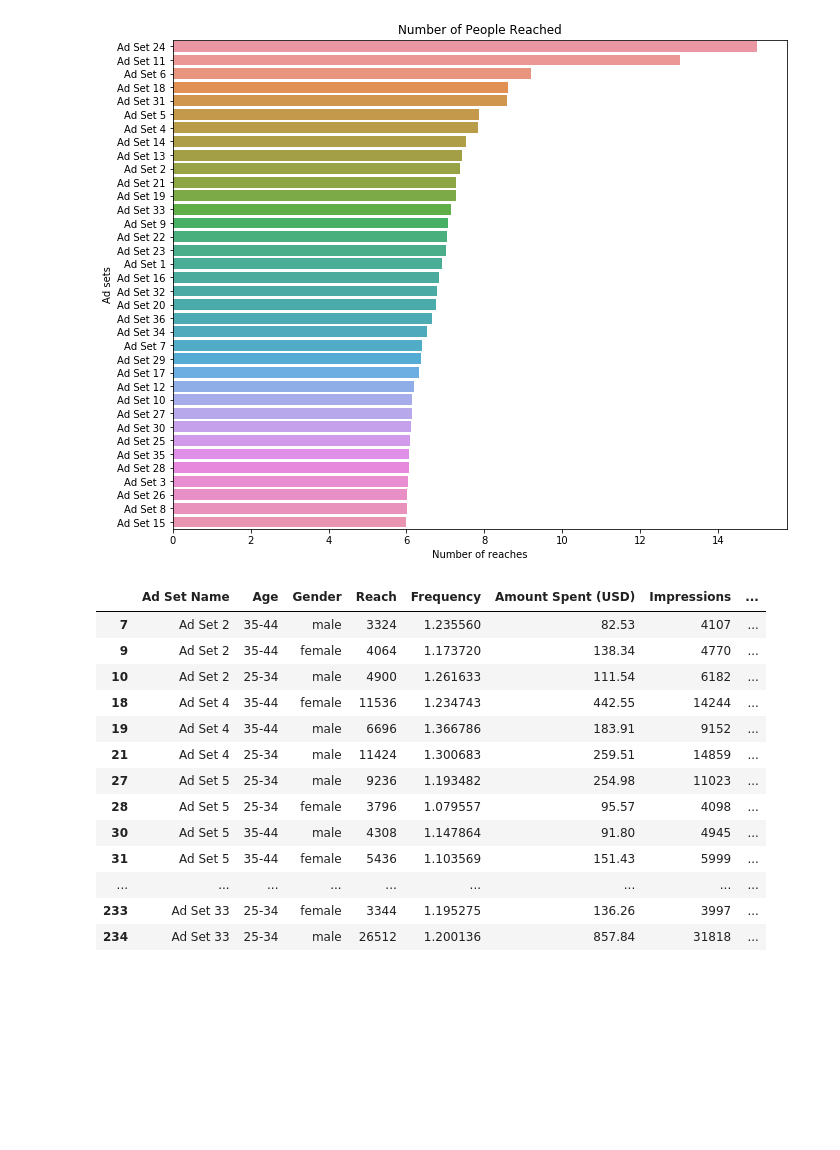
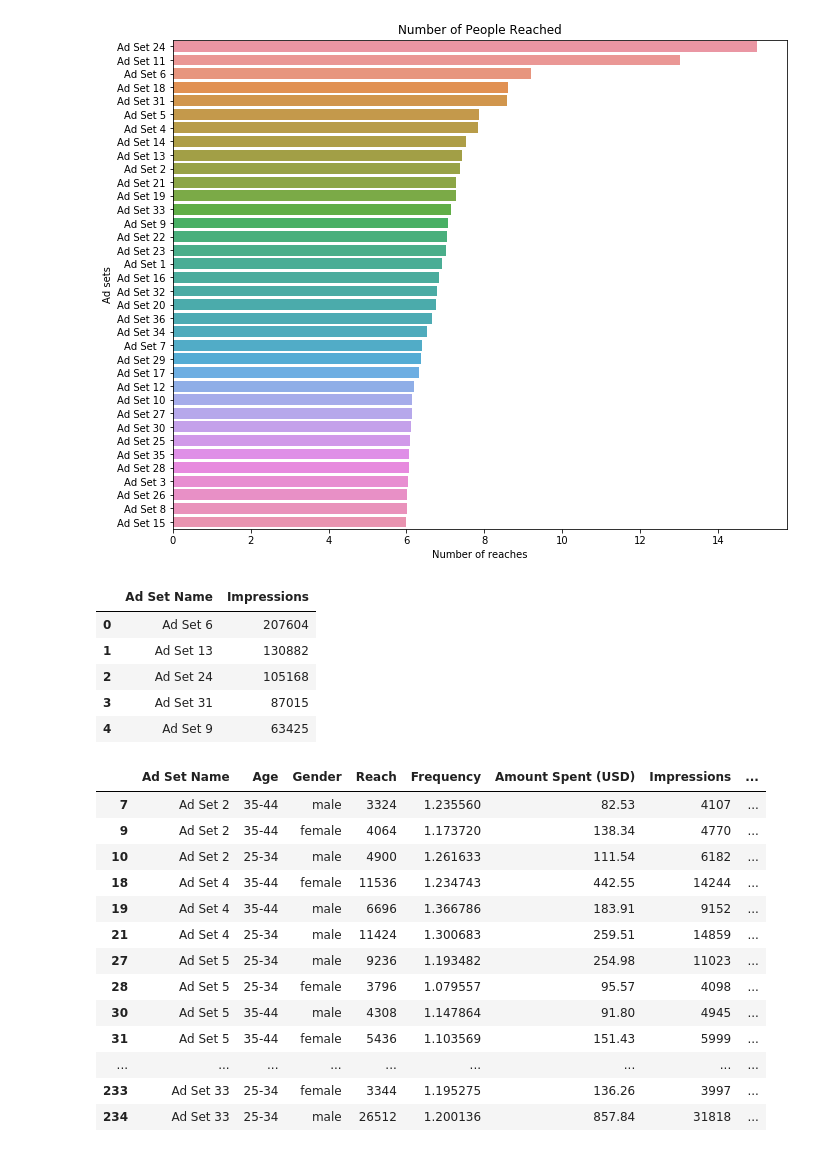
Before and after one commit to Lidetsal/Facebook-Ad-Project, a Jupyter notebook: Untitled.ipynb, the cells around one changed output. Saved outputs shown, nothing was run; the diff lists cells and outputs as text; code cells hidden in the pictures; blank space fills up the shorter version.

```diff
--- a/Untitled.ipynb
+++ b/Untitled.ipynb
@@ -141,3 +139,25 @@ Text(0, 0.5, 'Ad sets')
+# %%
+impressions = pd.DataFrame(grouped.Impressions.sum())
+
+impressions = impressions.reset_index()
+
+
+
+impressions = impressions.sort_values(by='Impressions', ascending=False )
+
+
+impressions= impressions.reset_index(drop='first')
+
+
+
+impressions.head()
+# %% [output]
+|  | Ad Set Name | Impressions |
+| 0 | Ad Set 6 | 207604 |
+| 1 | Ad Set 13 | 130882 |
+| 2 | Ad Set 24 | 105168 |
+| 3 | Ad Set 31 | 87015 |
+| 4 | Ad Set 9 | 63425 |
 # %%
 new = fb_df.dropna()
 
```
Also changed, not shown: parts of 1 cell of this notebook.
